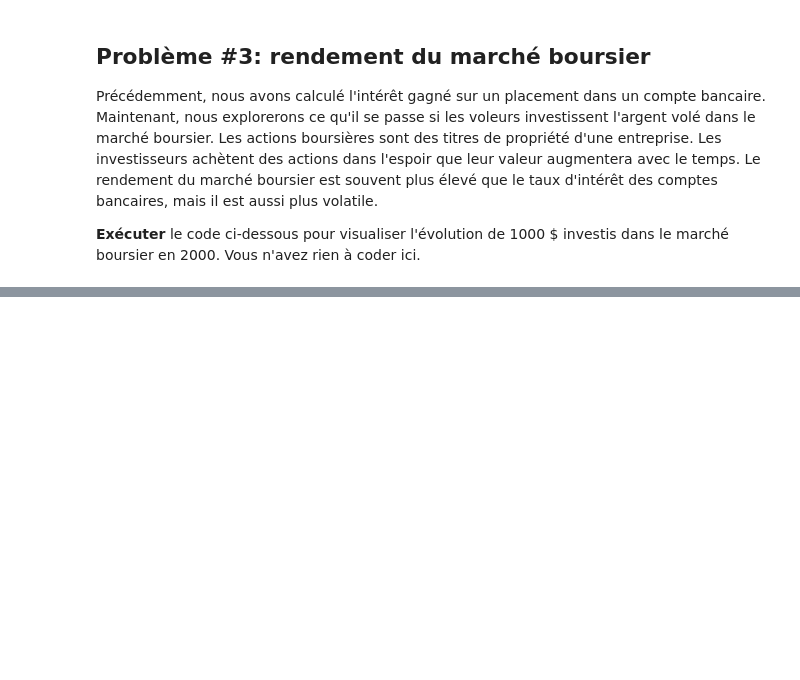
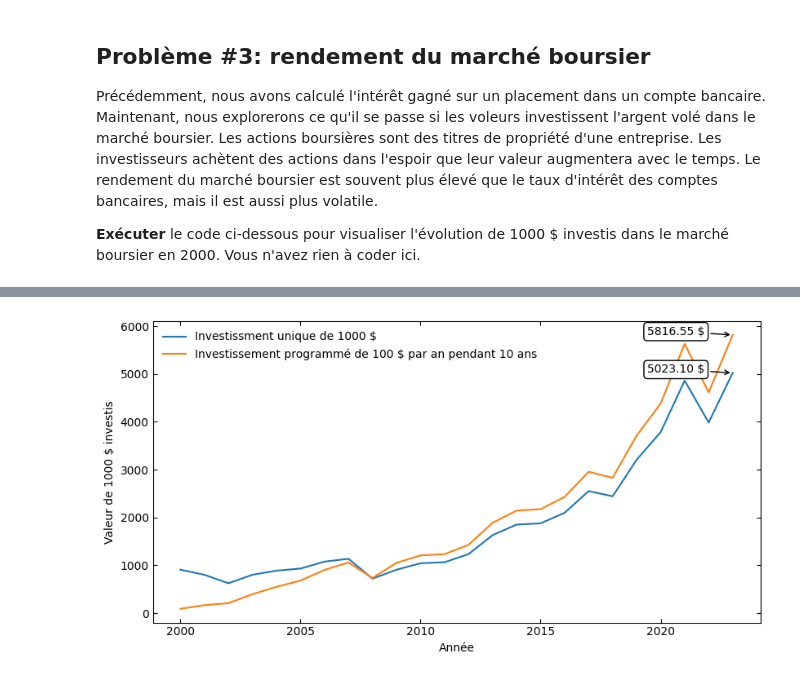
Before and after one commit to frmar440/coupe-de-science-2024, a Jupyter notebook: problems.ipynb, the cells around one changed output, grey strips where cells are left out. Drawn from its saved outputs; the diff is of its cells as text; code cells hidden in the pictures; blank space fills up the shorter version.

```diff
--- a/problems.ipynb
+++ b/problems.ipynb
@@ -169,0 +168,28 @@ plt.show()
+# %%
+def calculer_valeur_actif_dga(p0, n, actif):
+    valeurs = np.zeros(len(table))
+    p = p0
+    for i, year in enumerate(table.index):
+        p *= (1 + table.loc[year, actif]/100)
+        valeurs[i] = p
+        if i in range(n-1):
+            p += p0
+    return valeurs
+
+
+valeurs_actions_dga = calculer_valeur_actif_dga(100, 10, "sp500")
+
+fig, ax = plt.subplots(figsize=(9.6, 4.8))
+
+ax.plot(table.index, valeurs_actions, label="Investissment unique de 1000 $")
+ax.plot(table.index, valeurs_actions_dga, label="Investissement programmé de 100 $ par an pendant 10 ans")
+ax.annotate(f"{valeurs_actions[-1]:.2f} $", (table.index[-1], valeurs_actions[-1]), textcoords="offset points", xytext=(-50, 0), ha='center', bbox=dict(boxstyle="round,pad=0.3", fc="white", ec="black"), arrowprops=dict(arrowstyle="->"))
+ax.annotate(f"{valeurs_actions_dga[-1]:.2f} $", (table.index[-1], valeurs_actions_dga[-1]), textcoords="offset points", xytext=(-50, 0), ha='center', bbox=dict(boxstyle="round,pad=0.3", fc="white", ec="black"), arrowprops=dict(arrowstyle="->"))
+ax.set_xlabel("Année")
+ax.set_ylabel("Valeur de 1000 \$ investis")
+ax.tick_params(direction='in', top=True, right=True)
+ax.legend(frameon=False)
+
+plt.show()
+# %% [output]
+[figure, added]
```
Also changed, not shown: parts of 18 cells of this notebook, 1 other file.
